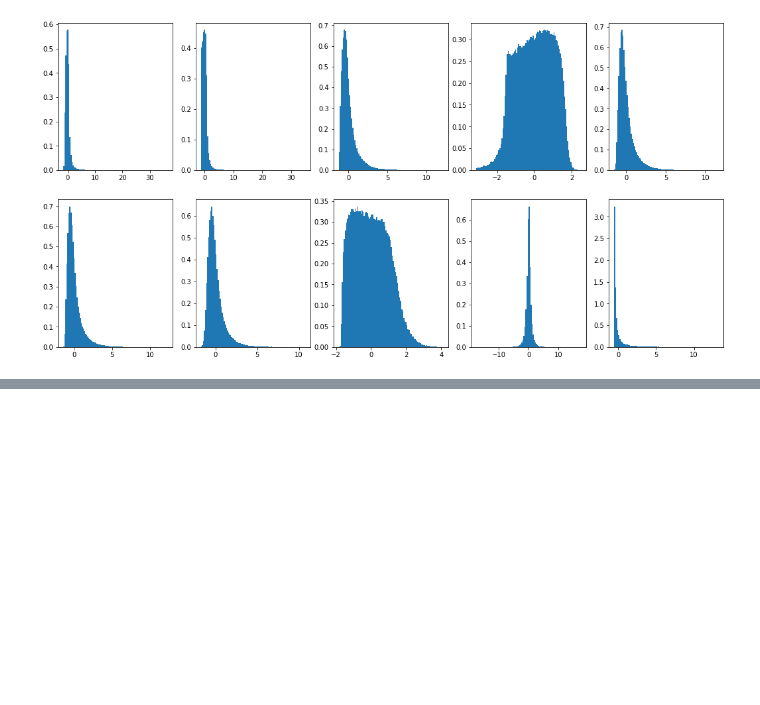
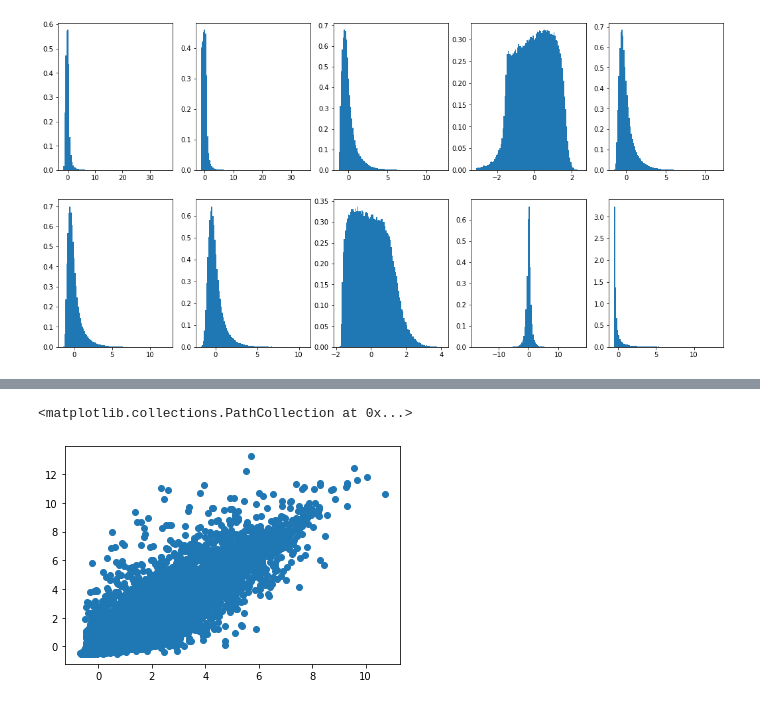
Before and after one commit to owen234/DIS-reco, a Jupyter notebook: NN_fullsim_work6.ipynb, the cells around one changed output, grey strips where cells are left out. Cells and saved outputs as stored; diff of their text form; code cells hidden in the pictures; blank space fills up the shorter version.

```diff
--- a/NN_fullsim_work6.ipynb
+++ b/NN_fullsim_work6.ipynb
@@ -454,0 +463,5 @@ _,_,_=plt.hist(mypreds[:,0]/Y_test[:,0],bins=np.linspace(0,3,80))
+# %%
+plt.scatter(mypreds[:,0],Y_test[:,0])
+# %% [output]
+<matplotlib.collections.PathCollection at 0x...>
+[figure, added]
```
Also changed, not shown: parts of 20 cells of this notebook.
